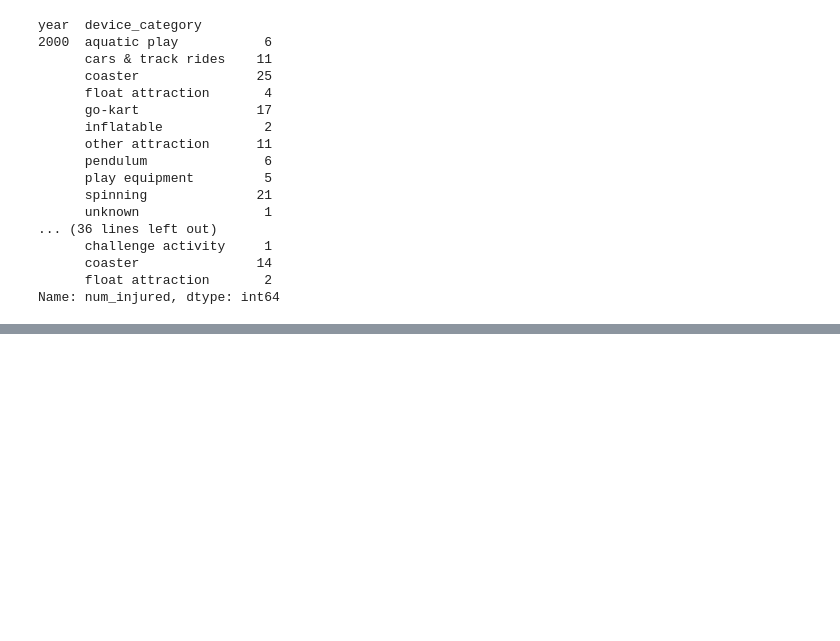
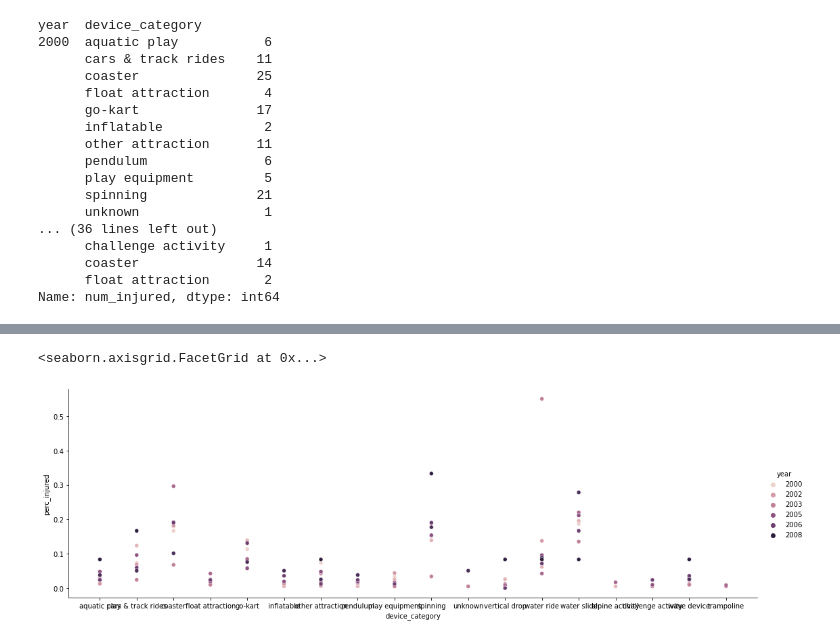
Before and after one commit to VM7568/smu_project3_themeparks, a Jupyter notebook: April's Work/creating_initial_df.ipynb, the cells around one changed output, grey strips where cells are left out. Cells and saved outputs as stored; diff of their text form; code cells hidden in the pictures; blank space fills up the shorter version.

```diff
--- a/April's Work/creating_initial_df.ipynb
+++ b/April's Work/creating_initial_df.ipynb
@@ -212,0 +261,3 @@ dfgp_count.to_json("data_group_num_injured.json", orient="columns")
+# %%
+data2 = pd.read_csv('dfgp4.csv', encoding='cp1252')
+data2.head()
@@ -212,0 +273,5 @@ dfgp_count.to_json("data_group_num_injured.json", orient="columns")
+# %%
+sns.relplot(data=data2, x="device_category", y="perc_injured", hue="year", aspect=3)
+# %% [output]
+<seaborn.axisgrid.FacetGrid at 0x...>
+[figure, added]
```
Also changed, not shown: parts of 10 cells of this notebook, 14 other files.
